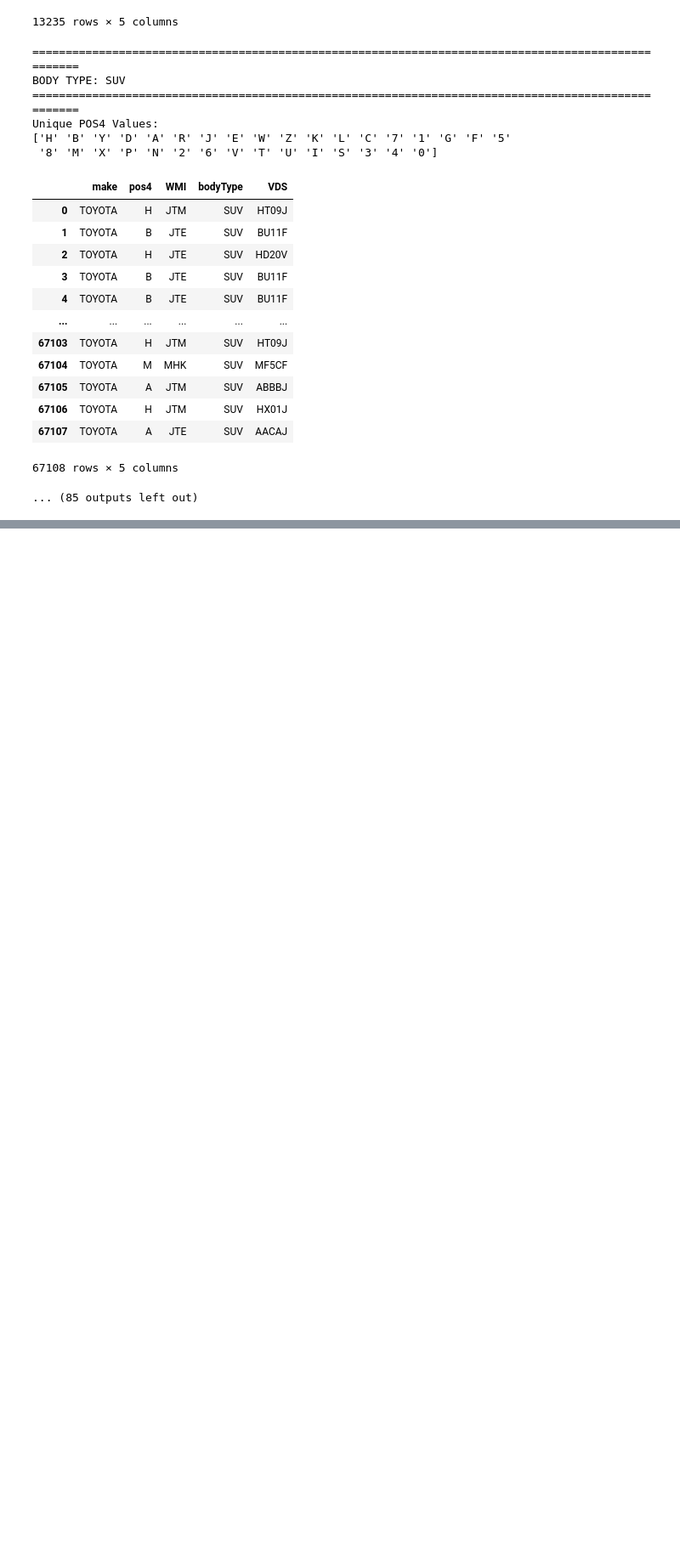
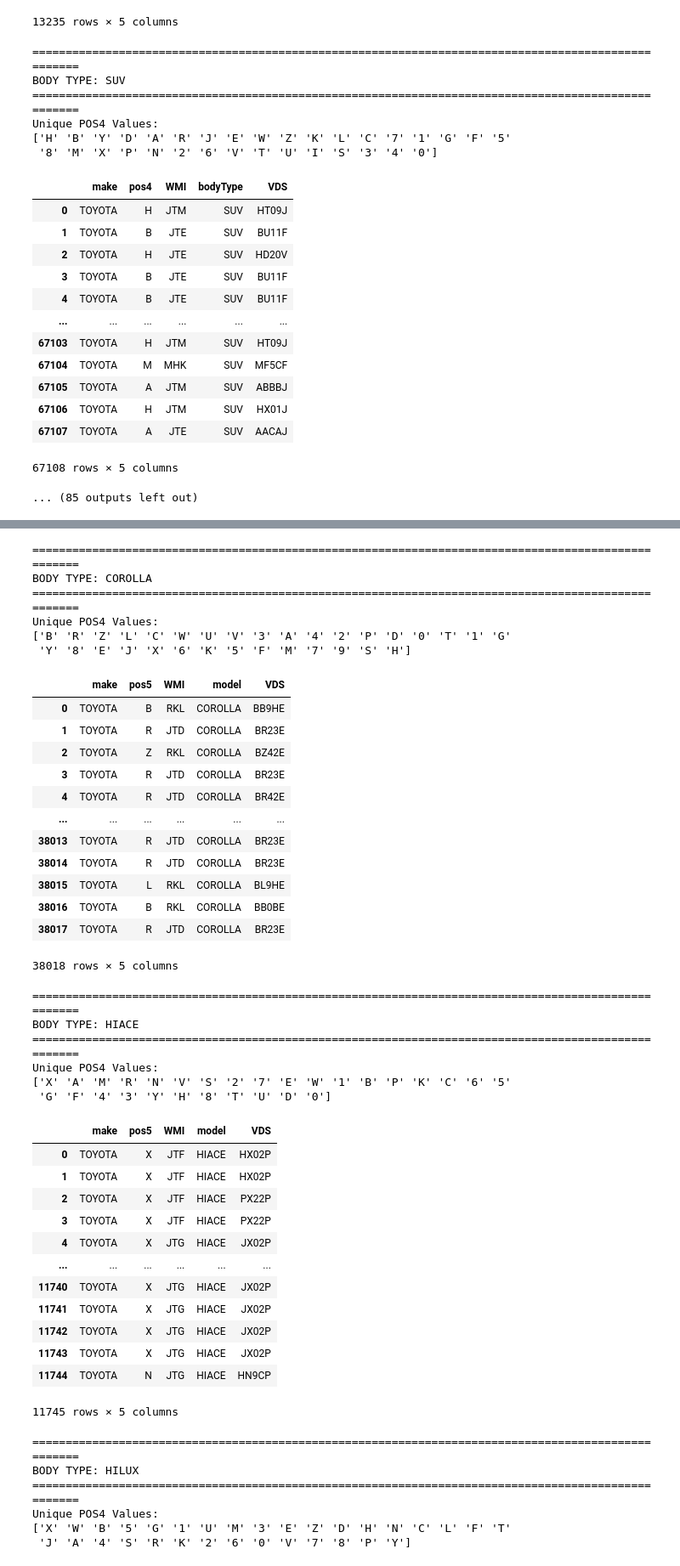
Before and after one commit to ManavKatrodiyaOpash/vin-sphere-python, a Jupyter notebook: Car_wise_analysis/toyota.ipynb, the cells around one changed output, grey strips where cells are left out. Shown at 85% size. Cells and saved outputs as stored; diff of their text form; code cells hidden in the pictures; blank space fills up the shorter version.

```diff
--- a/Car_wise_analysis/toyota.ipynb
+++ b/Car_wise_analysis/toyota.ipynb
@@ -901,0 +907,63 @@ Unique POS4 Values:
+# %%
+from IPython.display import display
+
+for body_type in data['model'].dropna().unique():
+
+    filtered_df_pos5 = data.loc[
+        data['model'] == body_type,
+        ['make', 'pos5', 'WMI', 'model', 'VDS']
+    ].reset_index(drop=True)
+
+    print("\n" + "=" * 100)
+    print(f"BODY TYPE: {body_type}")
+    print("=" * 100)
+
+    print("Unique POS4 Values:")
+    print(filtered_df_pos5['pos5'].dropna().unique())
+
+    display(filtered_df_pos5)
+# %% [output]
+====================================================================================================
+BODY TYPE: COROLLA
+====================================================================================================
+Unique POS4 Values:
+['B' 'R' 'Z' 'L' 'C' 'W' 'U' 'V' '3' 'A' '4' '2' 'P' 'D' '0' 'T' '1' 'G'
+ 'Y' '8' 'E' 'J' 'X' '6' 'K' '5' 'F' 'M' '7' '9' 'S' 'H']
+|  | make | pos5 | WMI | model | VDS |
+| 0 | TOYOTA | B | RKL | COROLLA | BB9HE |
+| 1 | TOYOTA | R | JTD | COROLLA | BR23E |
+| 2 | TOYOTA | Z | RKL | COROLLA | BZ42E |
+| 3 | TOYOTA | R | JTD | COROLLA | BR23E |
+| 4 | TOYOTA | R | JTD | COROLLA | BR42E |
+| ... | ... | ... | ... | ... | ... |
+| 38013 | TOYOTA | R | JTD | COROLLA | BR23E |
+| 38014 | TOYOTA | R | JTD | COROLLA | BR23E |
+| 38015 | TOYOTA | L | RKL | COROLLA | BL9HE |
+| 38016 | TOYOTA | B | RKL | COROLLA | BB0BE |
+| 38017 | TOYOTA | R | JTD | COROLLA | BR23E |
+38018 rows × 5 columns
+====================================================================================================
+BODY TYPE: HIACE
+====================================================================================================
+Unique POS4 Values:
+['X' 'A' 'M' 'R' 'N' 'V' 'S' '2' '7' 'E' 'W' '1' 'B' 'P' 'K' 'C' '6' '5'
+ 'G' 'F' '4' '3' 'Y' 'H' '8' 'T' 'U' 'D' '0']
+|  | make | pos5 | WMI | model | VDS |
+| 0 | TOYOTA | X | JTF | HIACE | HX02P |
+| 1 | TOYOTA | X | JTF | HIACE | HX02P |
+| 2 | TOYOTA | X | JTF | HIACE | PX22P |
+| 3 | TOYOTA | X | JTF | HIACE | PX22P |
+| 4 | TOYOTA | X | JTG | HIACE | JX02P |
+| ... | ... | ... | ... | ... | ... |
+| 11740 | TOYOTA | X | JTG | HIACE | JX02P |
+| 11741 | TOYOTA | X | JTG | HIACE | JX02P |
+| 11742 | TOYOTA | X | JTG | HIACE | JX02P |
+| 11743 | TOYOTA | X | JTG | HIACE | JX02P |
+| 11744 | TOYOTA | N | JTG | HIACE | HN9CP |
+11745 rows × 5 columns
+====================================================================================================
+BODY TYPE: HILUX
+====================================================================================================
+Unique POS4 Values:
+['X' 'W' 'B' '5' 'G' '1' 'U' 'M' '3' 'E' 'Z' 'D' 'H' 'N' 'C' 'L' 'F' 'T'
+ 'J' 'A' '4' 'S' 'R' 'K' '2' '6' '0' 'V' '7' '8' 'P' 'Y']
```
Also changed, not shown: parts of 2 cells of this notebook.
